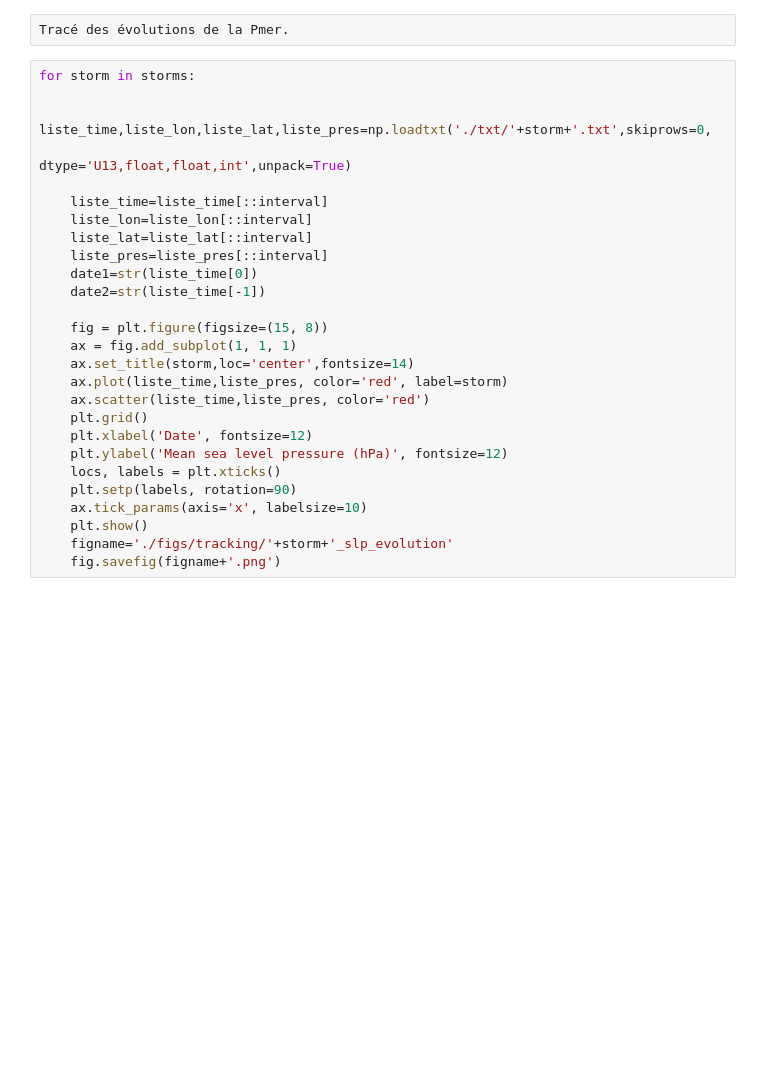
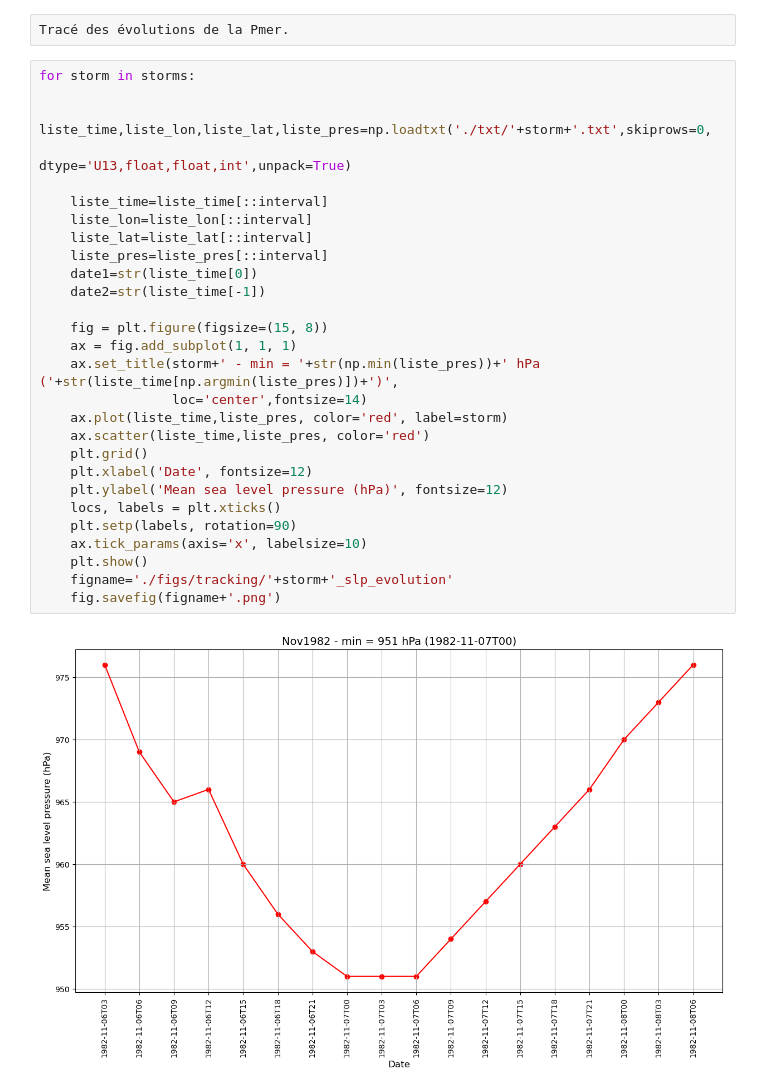
Before and after one commit to fredericferry/era5_storm_tracking_and_maps, a Jupyter notebook: ERA5_storms_tracks.ipynb, the cells around one changed output. Cells and saved outputs as stored; diff of their text form; blank space fills up the shorter version.

```diff
--- a/ERA5_storms_tracks.ipynb
+++ b/ERA5_storms_tracks.ipynb
@@ -70,27 +80,30 @@ Tracé des évolutions de la Pmer.
 # %%
 for storm in storms:
 
     liste_time,liste_lon,liste_lat,liste_pres=np.loadtxt('./txt/'+storm+'.txt',skiprows=0,
                                                          dtype='U13,float,float,int',unpack=True)
 
     liste_time=liste_time[::interval]
     liste_lon=liste_lon[::interval]
     liste_lat=liste_lat[::interval]
     liste_pres=liste_pres[::interval]
     date1=str(liste_time[0])
     date2=str(liste_time[-1])
 
     fig = plt.figure(figsize=(15, 8))
     ax = fig.add_subplot(1, 1, 1)
-    ax.set_title(storm,loc='center',fontsize=14)
+    ax.set_title(storm+' - min = '+str(np.min(liste_pres))+' hPa ('+str(liste_time[np.argmin(liste_pres)])+')',
+                 loc='center',fontsize=14)
     ax.plot(liste_time,liste_pres, color='red', label=storm)
     ax.scatter(liste_time,liste_pres, color='red')
     plt.grid()
     plt.xlabel('Date', fontsize=12)
     plt.ylabel('Mean sea level pressure (hPa)', fontsize=12)
     locs, labels = plt.xticks()
     plt.setp(labels, rotation=90)
     ax.tick_params(axis='x', labelsize=10)
     plt.show()
     figname='./figs/tracking/'+storm+'_slp_evolution'
     fig.savefig(figname+'.png')
+# %% [output]
+[figure, added]
```
Also changed, not shown: parts of 17 cells of this notebook, 1 other file.
